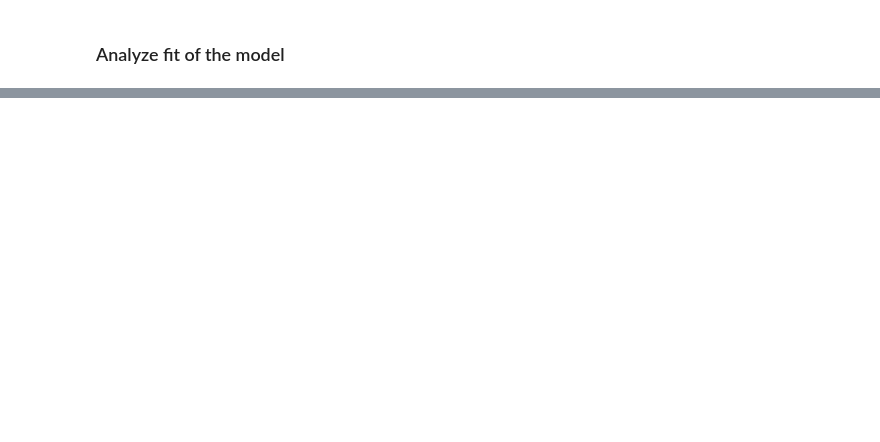
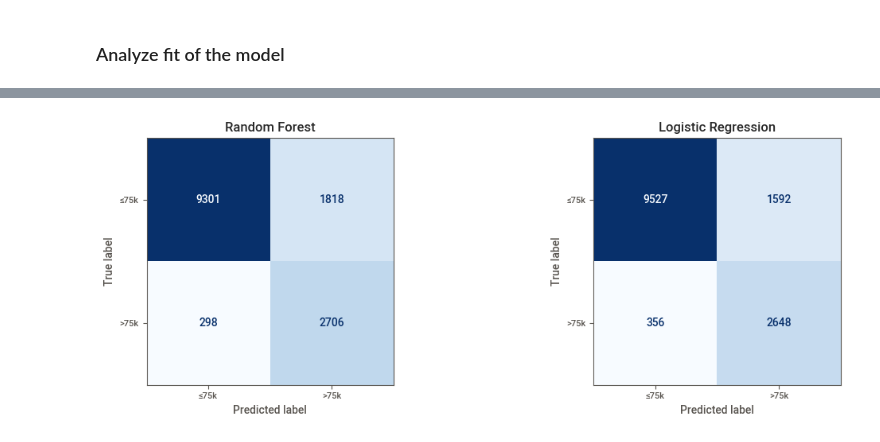
Before and after one commit to linashyshova/fair_ml, a Jupyter notebook: assignment_2/FTIML_Assignment_2_2026.ipynb, the cells around one changed output, grey strips where cells are left out. Cells and saved outputs as stored; diff of their text form; code cells hidden in the pictures; blank space fills up the shorter version.

```diff
--- a/assignment_2/FTIML_Assignment_2_2026.ipynb
+++ b/assignment_2/FTIML_Assignment_2_2026.ipynb
@@ -171,0 +213,19 @@ len(y_pred)
+# %%
+from sklearn.metrics import ConfusionMatrixDisplay, confusion_matrix
+
+fig, axes = plt.subplots(1, 2, figsize=(12, 4))
+
+for ax, y_pred_model, title in zip(
+  axes,
+  [y_pred > threshold, y_pred_lr > threshold_lr],
+  ["Random Forest", "Logistic Regression"]
+):
+  cm = confusion_matrix(y_test, y_pred_model)
+  disp = ConfusionMatrixDisplay(cm, display_labels=["≤75k", ">75k"])
+  disp.plot(ax=ax, colorbar=False, cmap="Blues")
+  ax.set_title(title)
+
+plt.tight_layout()
+plt.show()
+# %% [output]
+[figure, added]
```
Also changed, not shown: parts of 28 cells of this notebook, 1 other file.
